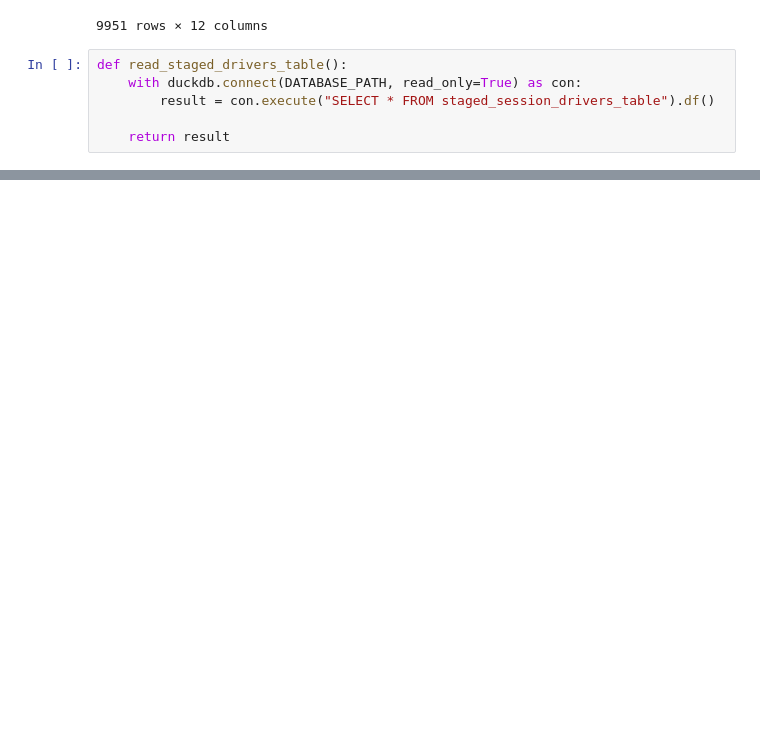
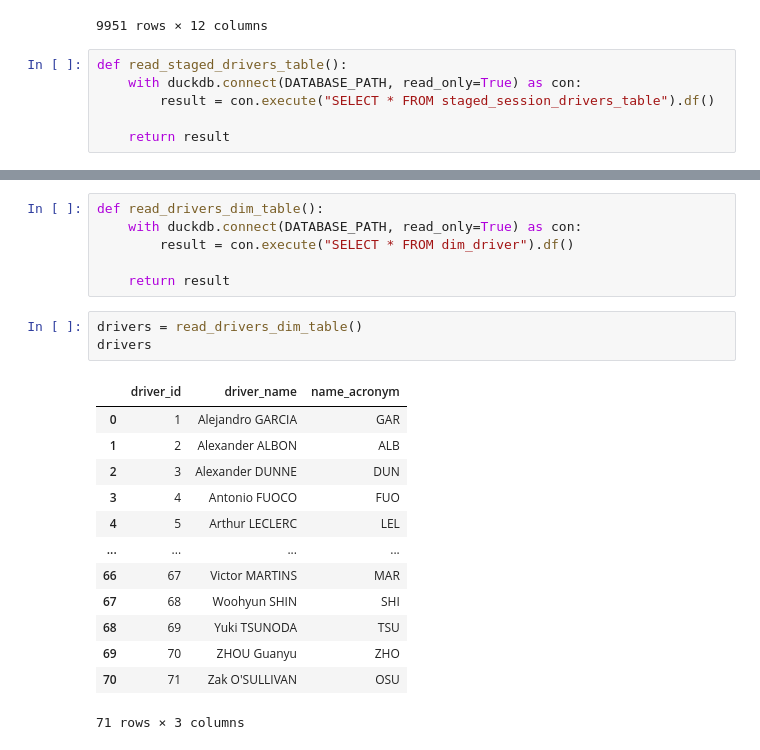
Before and after one commit to jguptil1/F1Fantasy, a Jupyter notebook: src/ingestion/database_testing.ipynb, the cells around one changed output, grey strips where cells are left out. Cells and saved outputs as stored; diff of their text form; blank space fills up the shorter version.

```diff
--- a/src/ingestion/database_testing.ipynb
+++ b/src/ingestion/database_testing.ipynb
@@ -196,0 +210,23 @@ duplicates
+# %%
+def read_drivers_dim_table():
+    with duckdb.connect(DATABASE_PATH, read_only=True) as con:
+        result = con.execute("SELECT * FROM dim_driver").df()
+
+    return result
+# %%
+drivers = read_drivers_dim_table()
+drivers
+# %% [output]
+|  | driver_id | driver_name | name_acronym |
+| 0 | 1 | Alejandro GARCIA | GAR |
+| 1 | 2 | Alexander ALBON | ALB |
+| 2 | 3 | Alexander DUNNE | DUN |
+| 3 | 4 | Antonio FUOCO | FUO |
+| 4 | 5 | Arthur LECLERC | LEL |
+| ... | ... | ... | ... |
+| 66 | 67 | Victor MARTINS | MAR |
+| 67 | 68 | Woohyun SHIN | SHI |
+| 68 | 69 | Yuki TSUNODA | TSU |
+| 69 | 70 | ZHOU Guanyu | ZHO |
+| 70 | 71 | Zak O'SULLIVAN | OSU |
+71 rows × 3 columns
```
Also changed, not shown: parts of 11 cells of this notebook, 7 other files.
